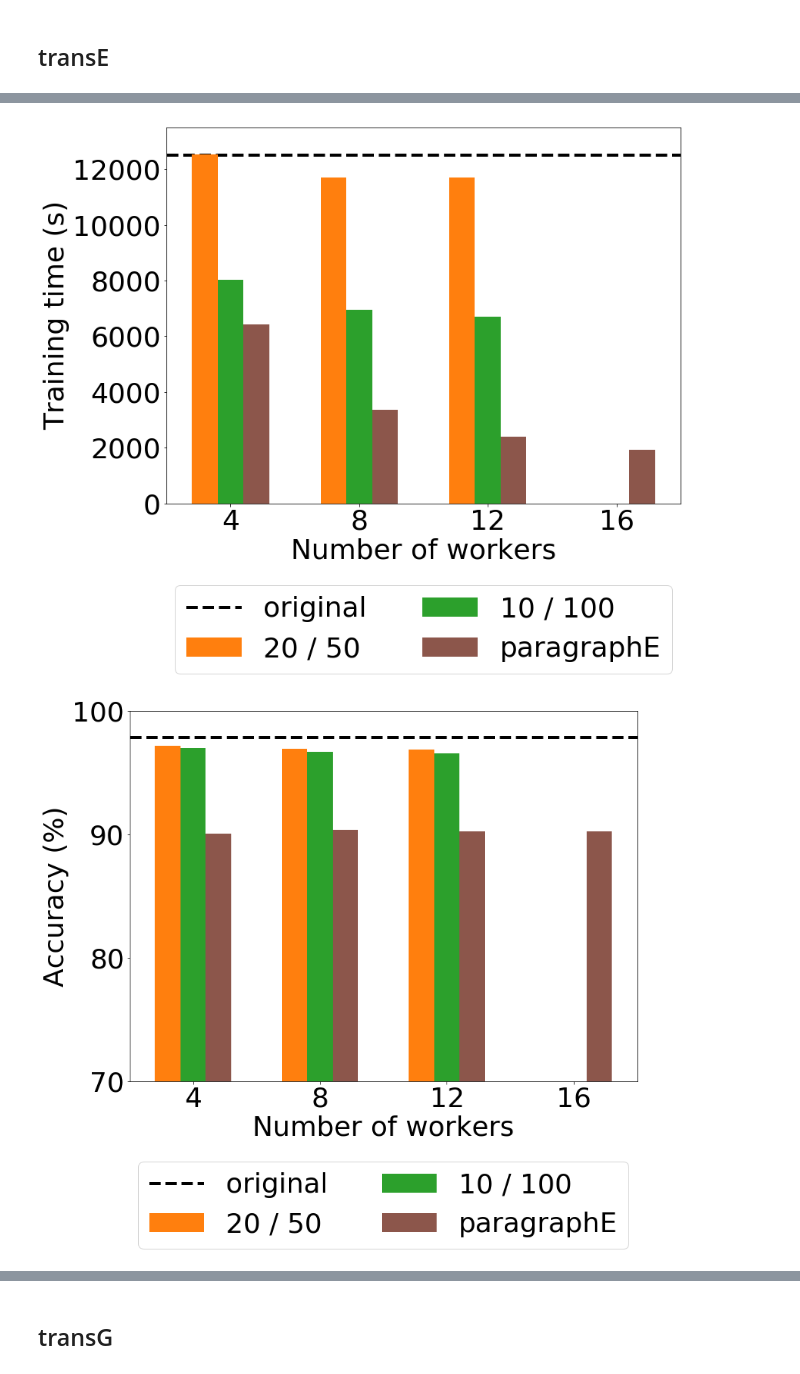
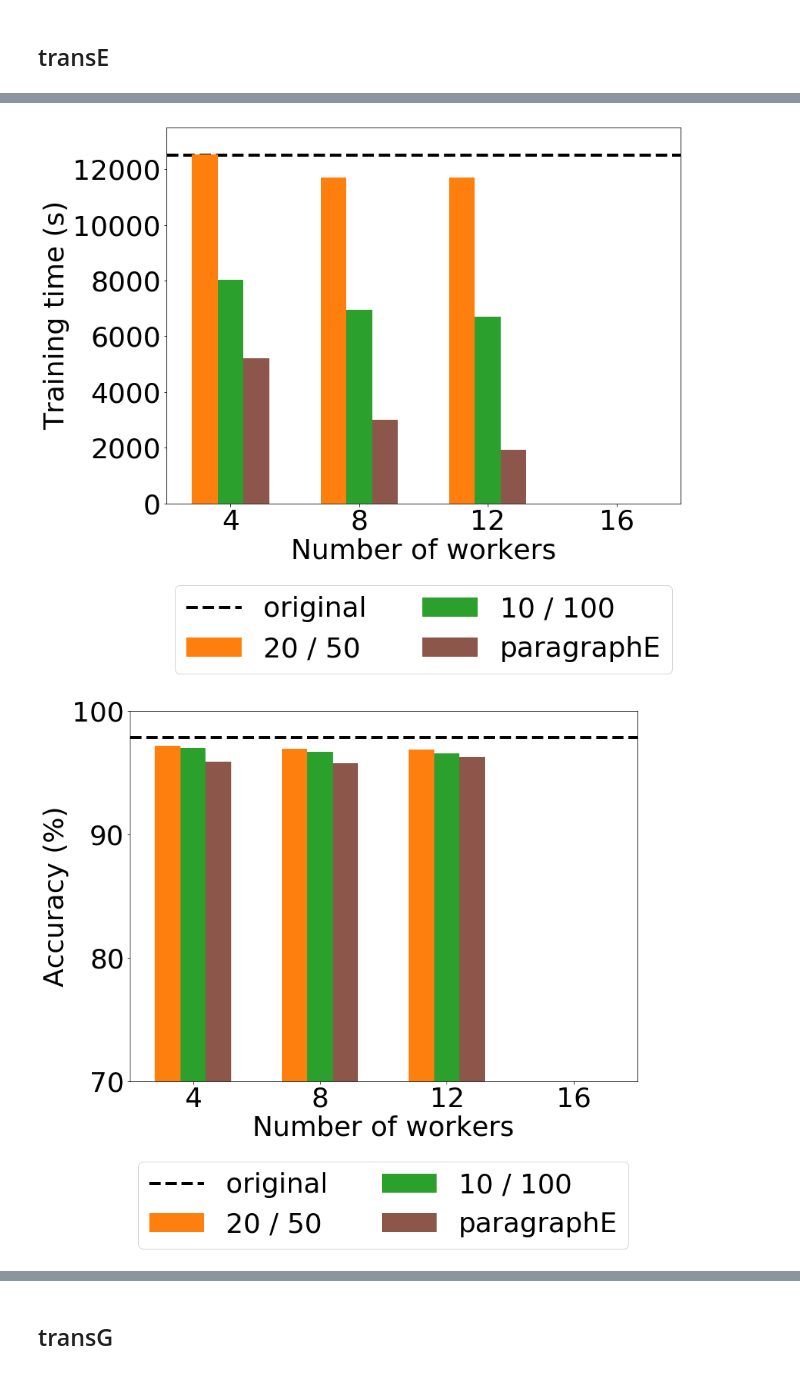
Before and after one commit to ahnjaewoo/Embedding, a Jupyter notebook: figures/figures - dbpedia.ipynb, the cells around one changed output, grey strips where cells are left out. Drawn from its saved outputs; the diff is of its cells as text; code cells hidden in the pictures.

```diff
--- a/figures/figures - dbpedia.ipynb
+++ b/figures/figures - dbpedia.ipynb
@@ -46,7 +46,7 @@ num_workers = np.array([4, 8, 12, 16])
 
 dbpedia_20_50 = np.array([12526.0495, 11706.07844, 11688.71865, 0])
 dbpedia_10_100 = np.array([8020.278674, 6939.225305, 6701.179072, 0])
-dbpedia_baseline = np.array([6440.28, 3356.9, 2390.27, 1936.63])
+dbpedia_baseline = np.array([5206.37, 3002, 1940.23, 0])
 dbpedia_single = 12490.4
 
 fig, ax = plt.subplots(1, 1, figsize = (12, 9))
@@ -67,35 +67,35 @@ ax.set_ylim(0, 13500)
 plt.savefig('./bar_traintime_transe_dbpedia.pdf', dpi = 300, quality = 100, bbox_extra_artists = (legend,), bbox_inches = 'tight')
 plt.show()
 # %% [output]
-[figure, old version]
+[figure, new version]
 # %%
 # accuracy dbpedia
 num_workers = np.array([4, 8, 12, 16])
 
 dbpedia_20_50 = np.array([0.971375, 0.969208, 0.968708, 0]) * 100
 dbpedia_10_100 = np.array([0.97, 0.966625, 0.965625, 0]) * 100
-dbpedia_baseline = np.array([0.900708, 0.903792, 0.902042, 0.902333]) * 100
+dbpedia_baseline = np.array([0.958792, 0.957708, 0.962667, 0]) * 100
 dbpedia_single = 0.978186 * 100
 
 fig, ax = plt.subplots(1, 1, figsize = (12, 9))
 
 ax.bar(num_workers - 0.8, dbpedia_20_50, width = 0.8, label = '20 / 50', color = 'tab:orange')
 ax.bar(num_workers, dbpedia_10_100, width = 0.8, label = '10 / 100', color = 'tab:green')
 ax.bar(num_workers + 0.8, dbpedia_baseline, width = 0.8, label = 'paragraphE', color = 'tab:brown')
 ax.plot([0, 20], [dbpedia_single, dbpedia_single], c = 'k', linestyle = '--', label = 'original', lw = 4, zorder = -1)
 ax.set_xlabel('Number of workers')
 ax.set_ylabel('Accuracy (%)')
 legend = ax.legend(loc = 'upper center', bbox_to_anchor = (0.5, -0.18), fancybox = True, ncol = 2)
 ax.set_xticks(num_workers)
 ax.set_yticks(np.arange(0, 101, 10))
 ax.set_xlim(2, 18)
 ax.set_ylim(70, 100)
 
 #plt.tight_layout()
 plt.savefig('./bar_accuracy_transe_dbpedia.pdf', dpi = 300, quality = 100, bbox_extra_artists = (legend,), bbox_inches = 'tight')
 plt.show()
 # %% [output]
-[figure, old version]
+[figure, new version]
 # %%
 # BestHITS dbpedia
 num_workers = np.array([4, 8, 12, 16])
```
Also changed, not shown: parts of 3 cells of this notebook, 10 other files.
